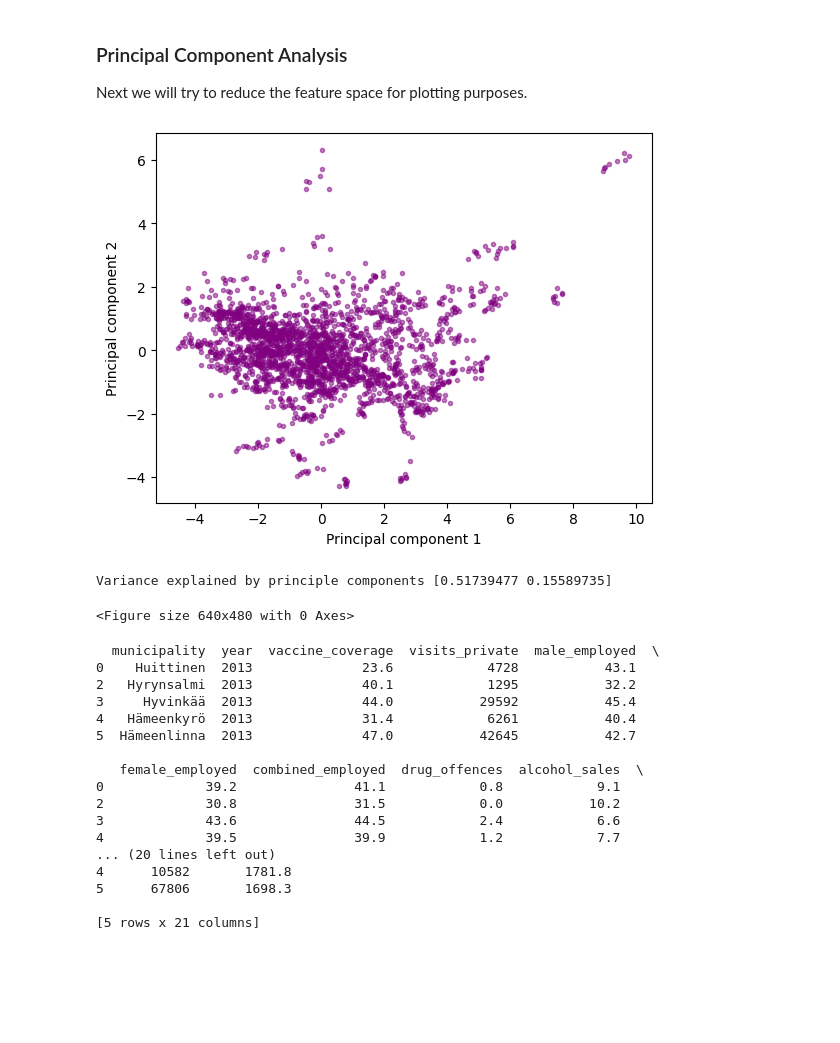
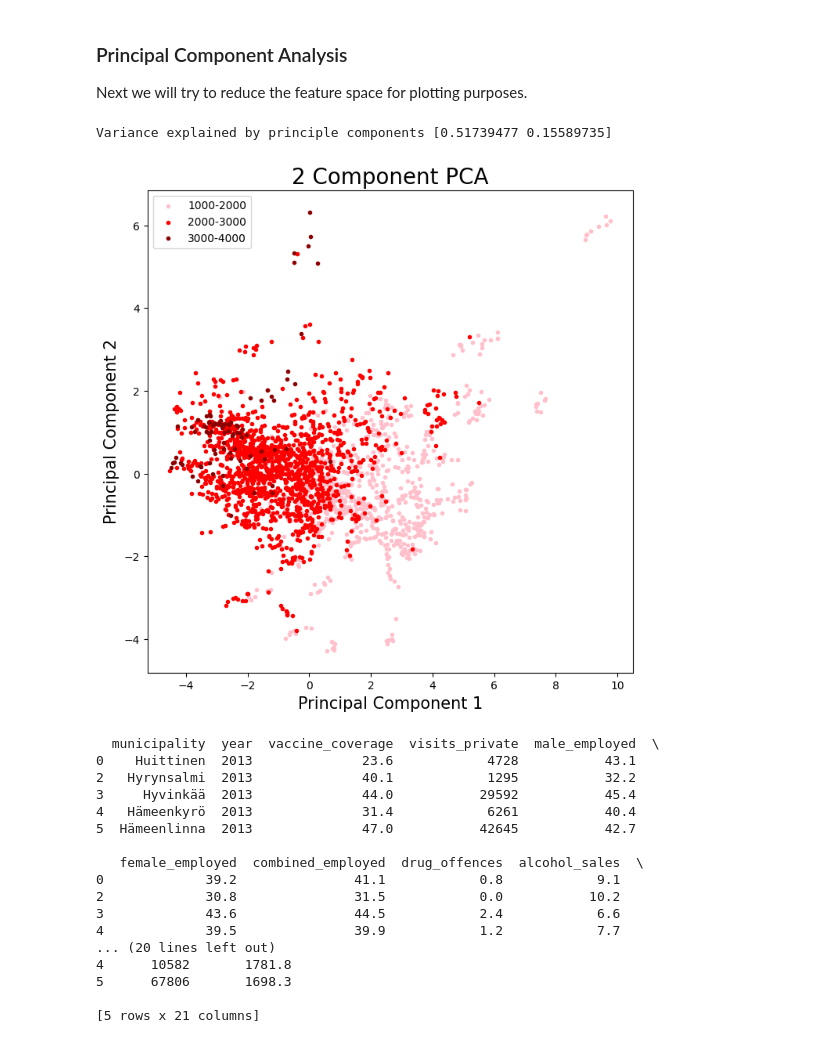
Before and after one commit to AnnaKuokkanen/DataScienceIntro, a Jupyter notebook: intro_to_data_project.ipynb, the cells around one changed output. Saved outputs shown, nothing was run; the diff lists cells and outputs as text; code cells hidden in the pictures; blank space fills up the shorter version.

Commit message:
Better visualization for PCA

```diff
--- a/intro_to_data_project.ipynb
+++ b/intro_to_data_project.ipynb
@@ -467,33 +467,52 @@ plt.show()
 ### Principal Component Analysis
 
 Next we will try to reduce the feature space for plotting purposes.
-# %%
-# pick feature values
-feature_values = df.iloc[:, 2:-1].values
-
-# pick target values
-#target_values = df.loc[:, ['health_cost']].values
-
-# Scale features
-scaler = StandardScaler()
-feature_values = StandardScaler().fit_transform(feature_values)
-
-pca = PCA(n_components=2)
-principal_components = pca.fit_transform(feature_values)
-
-principal_df = pd.DataFrame(data=principal_components, columns = ['pca_1', 'pca_2'])
-
-plt.scatter(principal_df.iloc[:, 0], principal_df.iloc[:, 1], alpha=0.5, color="purple", marker=".")
-plt.xlabel("Principal component 1")
-plt.ylabel("Principal component 2")
-plt.show()
-plt.savefig('images/pca.png')
-
-print(f"Variance explained by principle components {pca.explained_variance_ratio_}")
-# %% [output]
-[figure, removed]
-Variance explained by principle components [0.51739477 0.15589735]
-<Figure size 640x480 with 0 Axes>
+# %%
+# pick feature values
+feature_values = df.iloc[:, 2:-1].values
+
+# pick target values and replace them with ranges
+target_df = df.loc[:, ['health_cost']]
+target_df = target_df.mask((target_df["health_cost"] >= 1000) & (target_df["health_cost"] < 2000), 0)
+target_df = target_df.mask((target_df["health_cost"] >= 2000) & (target_df["health_cost"] < 3000), 1)
+target_df = target_df.mask((target_df["health_cost"] >= 3000) & (target_df["health_cost"] < 4000), 2)
+target_df = target_df.replace(0, "1000-2000")
+target_df = target_df.replace(1, "2000-3000")
+target_df = target_df.replace(2, "3000-4000")
+target_values = target_df.values
+
+# Scale features
+scaler = StandardScaler()
+feature_values = StandardScaler().fit_transform(feature_values)
+
+pca = PCA(n_components=2)
+principal_components = pca.fit_transform(feature_values)
+
+principal_df = pd.DataFrame(data=principal_components, columns = ['pca_1', 'pca_2'])
+principal_df = pd.concat([principal_df, target_df[['health_cost']]], axis = 1)
+
+fig = plt.figure(figsize = (8,8))
+ax = fig.add_subplot(1,1,1)
+ax.set_xlabel('Principal Component 1', fontsize = 15)
+ax.set_ylabel('Principal Component 2', fontsize = 15)
+ax.set_title('2 Component PCA', fontsize = 20)
+
+targets = ['1000-2000', '2000-3000', '3000-4000']
+colors = ['pink', 'red', 'darkred']
+for target, color in zip(targets, colors):
+    indicesToKeep = principal_df['health_cost'] == target
+    ax.scatter(principal_df.loc[indicesToKeep, 'pca_1'],
+               principal_df.loc[indicesToKeep, 'pca_2'],
+               c = color,
+               marker=".")
+ax.legend(targets)
+
+plt.savefig('images/pca.png')
+
+print(f"Variance explained by principle components {pca.explained_variance_ratio_}")
+# %% [output]
+Variance explained by principle components [0.51739477 0.15589735]
+[figure, added]
 # %%
 # Use only 'combined_higher_education' data for analysis
 df = data.drop(columns=['male_higher_education', 'female_higher_education'])
```
Also changed, not shown: 1 other file.
